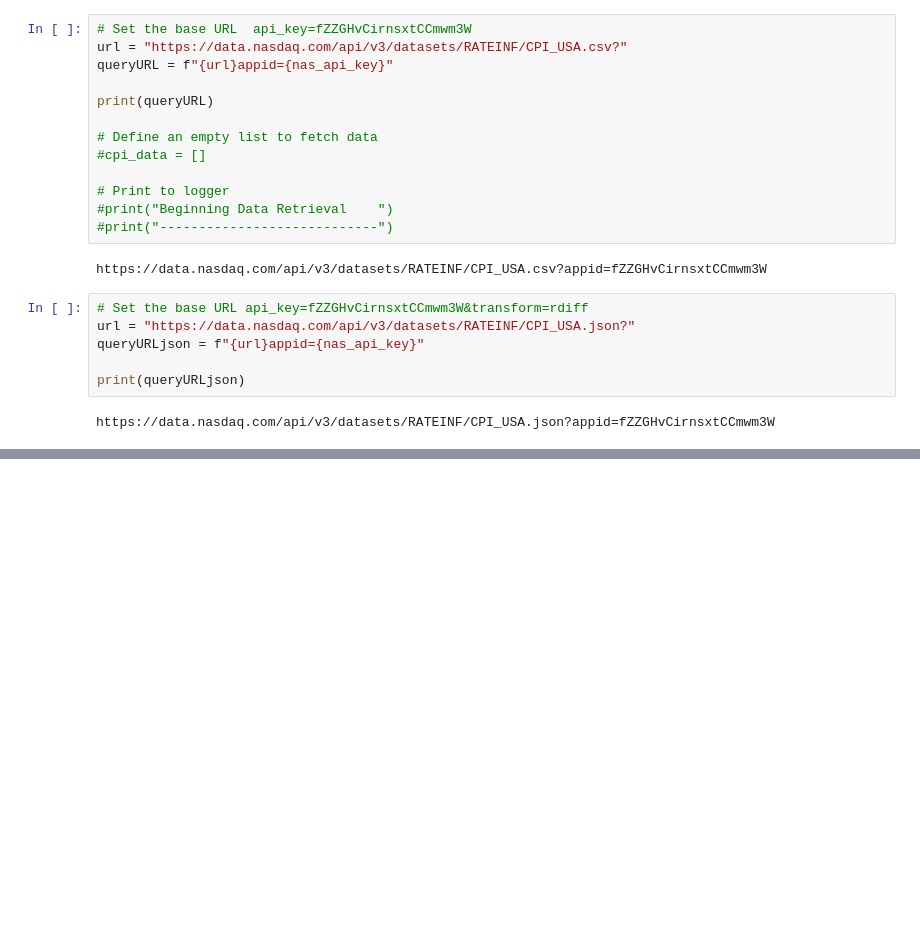
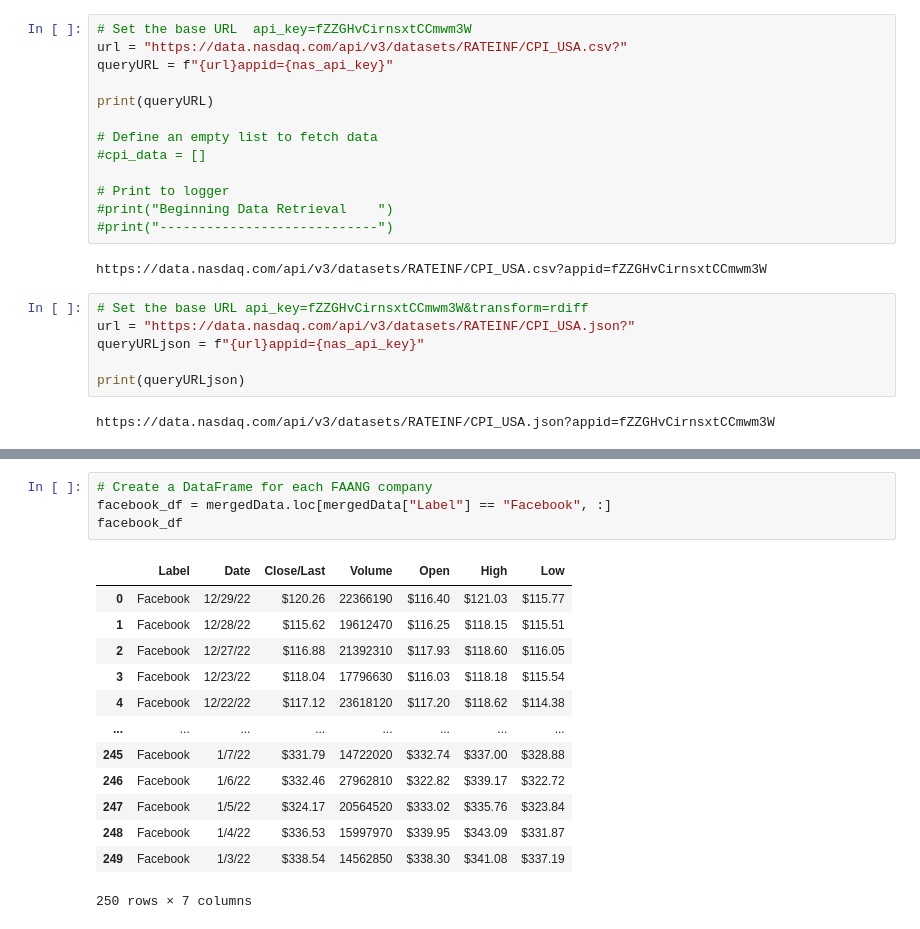
Before and after one commit to Marlon6598/NASDAQ-Project, a Jupyter notebook: MainFinGrab.ipynb, the cells around one changed output, grey strips where cells are left out. Drawn from its saved outputs; the diff is of its cells as text; blank space fills up the shorter version.

```diff
--- a/MainFinGrab.ipynb
+++ b/MainFinGrab.ipynb
@@ -31,0 +95,18 @@ https://data.nasdaq.com/api/v3/datasets/RATEINF/CPI_USA.json?appid=fZZGHvCirnsxt
+# %%
+# Create a DataFrame for each FAANG company
+facebook_df = mergedData.loc[mergedData["Label"] == "Facebook", :]
+facebook_df
+# %% [output]
+|  | Label | Date | Close/Last | Volume | Open | High | Low |
+| 0 | Facebook | 12/29/22 | $120.26 | 22366190 | $116.40 | $121.03 | $115.77 |
+| 1 | Facebook | 12/28/22 | $115.62 | 19612470 | $116.25 | $118.15 | $115.51 |
+| 2 | Facebook | 12/27/22 | $116.88 | 21392310 | $117.93 | $118.60 | $116.05 |
+| 3 | Facebook | 12/23/22 | $118.04 | 17796630 | $116.03 | $118.18 | $115.54 |
+| 4 | Facebook | 12/22/22 | $117.12 | 23618120 | $117.20 | $118.62 | $114.38 |
+| ... | ... | ... | ... | ... | ... | ... | ... |
+| 245 | Facebook | 1/7/22 | $331.79 | 14722020 | $332.74 | $337.00 | $328.88 |
+| 246 | Facebook | 1/6/22 | $332.46 | 27962810 | $322.82 | $339.17 | $322.72 |
+| 247 | Facebook | 1/5/22 | $324.17 | 20564520 | $333.02 | $335.76 | $323.84 |
+| 248 | Facebook | 1/4/22 | $336.53 | 15997970 | $339.95 | $343.09 | $331.87 |
+| 249 | Facebook | 1/3/22 | $338.54 | 14562850 | $338.30 | $341.08 | $337.19 |
+250 rows × 7 columns
```
Also changed, not shown: parts of 10 cells of this notebook, 12 other files.
